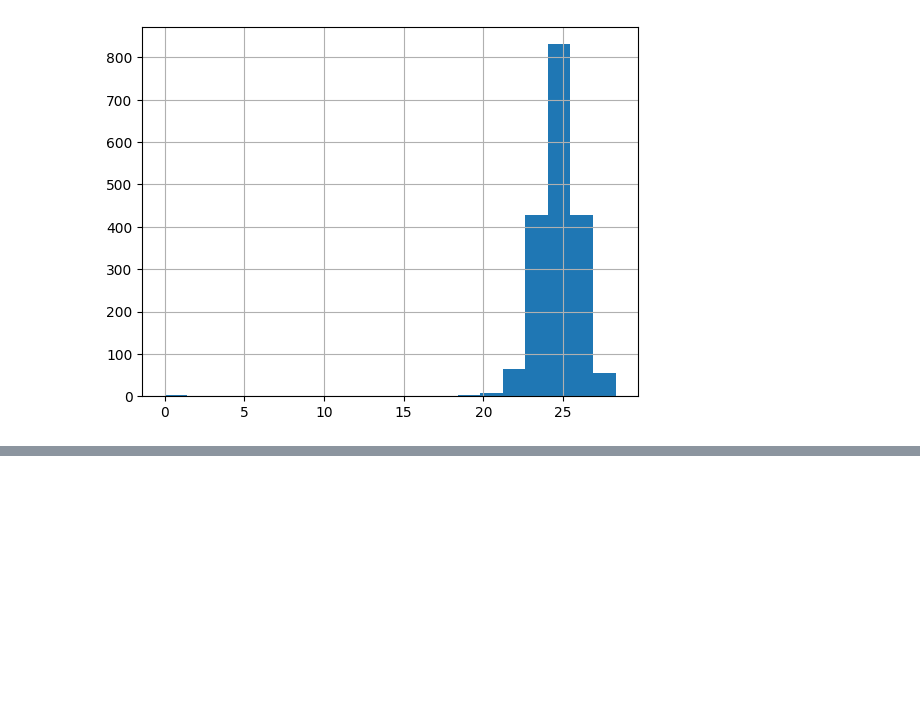
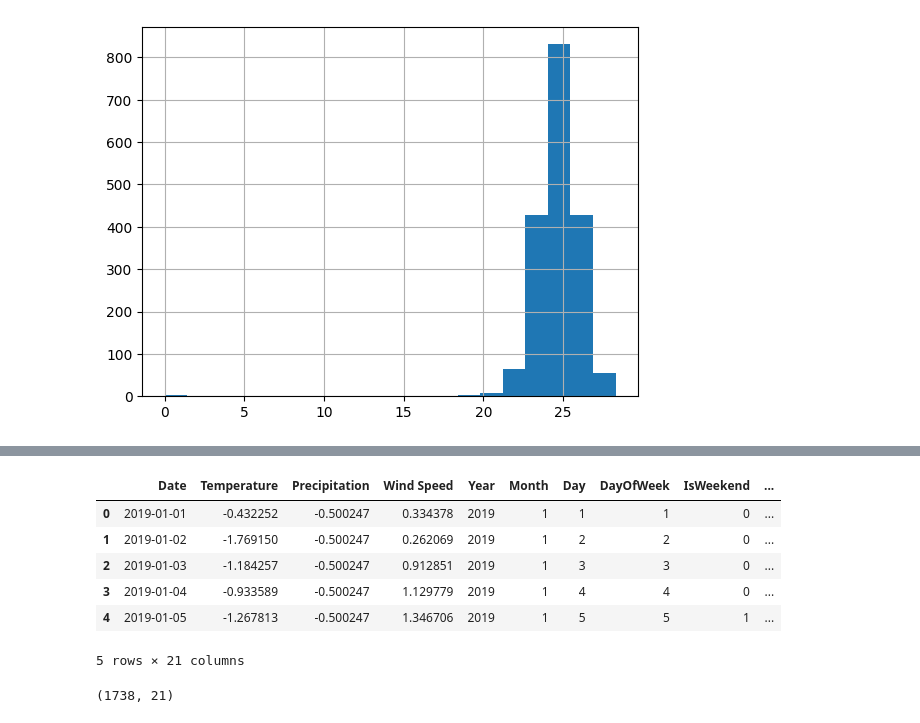
Before and after one commit to Pubudu-Piyankara/lakTravel_ML_Model, a Jupyter notebook: lakTravel.ipynb, the cells around one changed output, grey strips where cells are left out. Drawn from its saved outputs; the diff is of its cells as text; code cells hidden in the pictures; blank space fills up the shorter version.

```diff
--- a/lakTravel.ipynb
+++ b/lakTravel.ipynb
@@ -333,0 +418,39 @@ Actual: Comfortable_Heavy Rainfall_Light Winds, Predicted: Comfortable_Heavy Rai
+# %%
+import pandas as pd
+import numpy as np
+
+# Define thresholds
+hot_threshold = 26
+comfortable_min = 22
+comfortable_max = 26
+cool_threshold = 22
+heavy_rainfall_threshold = 200
+moderate_rainfall_min = 100
+moderate_rainfall_max = 200
+light_rainfall_threshold = 100
+strong_winds_threshold = 15
+moderate_winds_min = 8
+moderate_winds_max = 15
+light_winds_threshold = 8
+
+# Create binary and categorical labels using .loc[]
+data_no_outliers.loc[:, 'Hot_Temperature'] = np.where(data_no_outliers['Temperature'] > hot_threshold, 1, 0)
+data_no_outliers.loc[:, 'Comfortable_Temperature'] = np.where(
+    (data_no_outliers['Temperature'] >= comfortable_min) &
+    (data_no_outliers['Temperature'] <= comfortable_max), 1, 0)
+data_no_outliers.loc[:, 'Cool_Temperature'] = np.where(data_no_outliers['Temperature'] < cool_threshold, 1, 0)
+
+data_no_outliers.loc[:, 'Heavy_Rainfall'] = np.where(data_no_outliers['Precipitation'] > heavy_rainfall_threshold, 1, 0)
+data_no_outliers.loc[:, 'Moderate_Rainfall'] = np.where(
+    (data_no_outliers['Precipitation'] >= moderate_rainfall_min) &
+    (data_no_outliers['Precipitation'] <= moderate_rainfall_max), 1, 0)
+data_no_outliers.loc[:, 'Light_Rainfall'] = np.where(data_no_outliers['Precipitation'] < light_rainfall_threshold, 1, 0)
+
+data_no_outliers.loc[:, 'Strong_Winds'] = np.where(data_no_outliers['Wind Speed'] > strong_winds_threshold, 1, 0)
+data_no_outliers.loc[:, 'Moderate_Winds'] = np.where(
+    (data_no_outliers['Wind Speed'] >= moderate_winds_min) &
+    (data_no_outliers['Wind Speed'] <= moderate_winds_max), 1, 0)
+data_no_outliers.loc[:, 'Light_Winds'] = np.where(data_no_outliers['Wind Speed'] < light_winds_threshold, 1, 0)
+
+# Display the updated DataFrame with labels
+print(data_no_outliers)
@@ -333,0 +492,15 @@ Actual: Comfortable_Heavy Rainfall_Light Winds, Predicted: Comfortable_Heavy Rai
+# %%
+data_no_outliers.head()
+# %% [output]
+|  | Date | Temperature | Precipitation | Wind Speed | Year | Month | Day | DayOfWeek | IsWeekend | ... |
+| 0 | 2019-01-01 | -0.432252 | -0.500247 | 0.334378 | 2019 | 1 | 1 | 1 | 0 | ... |
+| 1 | 2019-01-02 | -1.769150 | -0.500247 | 0.262069 | 2019 | 1 | 2 | 2 | 0 | ... |
+| 2 | 2019-01-03 | -1.184257 | -0.500247 | 0.912851 | 2019 | 1 | 3 | 3 | 0 | ... |
+| 3 | 2019-01-04 | -0.933589 | -0.500247 | 1.129779 | 2019 | 1 | 4 | 4 | 0 | ... |
+| 4 | 2019-01-05 | -1.267813 | -0.500247 | 1.346706 | 2019 | 1 | 5 | 5 | 1 | ... |
+5 rows × 21 columns
+# %%
+# Extract month from the Date column
+data_no_outliers.shape
+# %% [output]
+(1738, 21)
```
Also changed, not shown: parts of 33 cells of this notebook.
